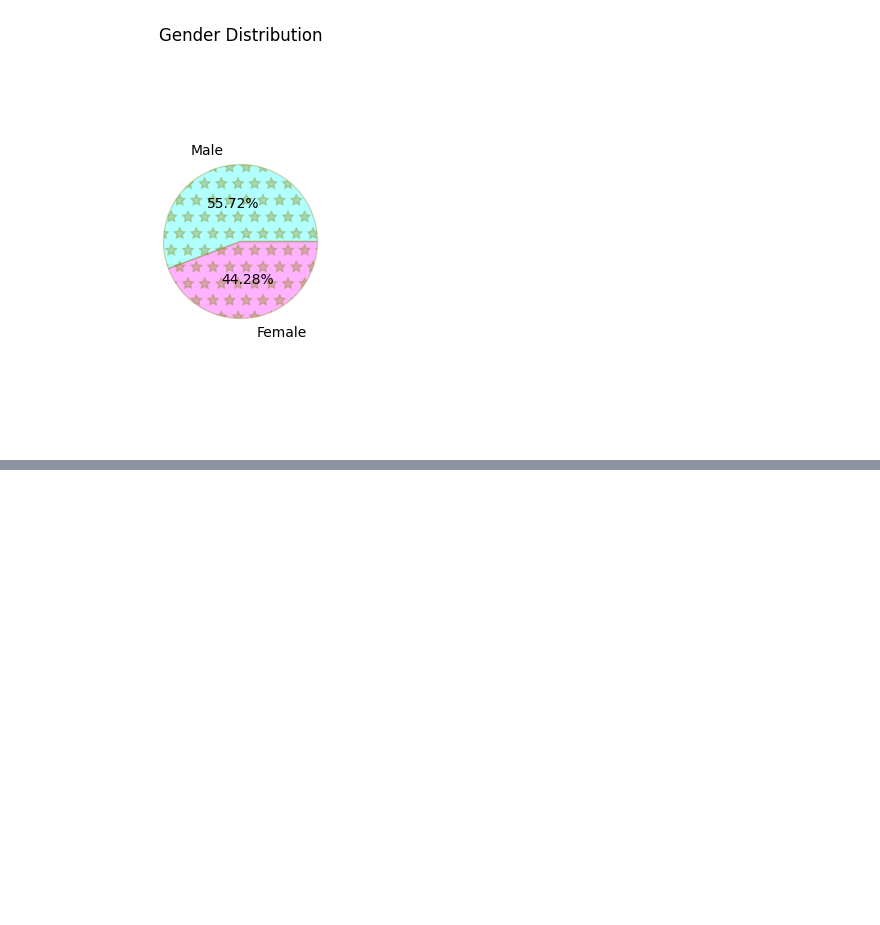
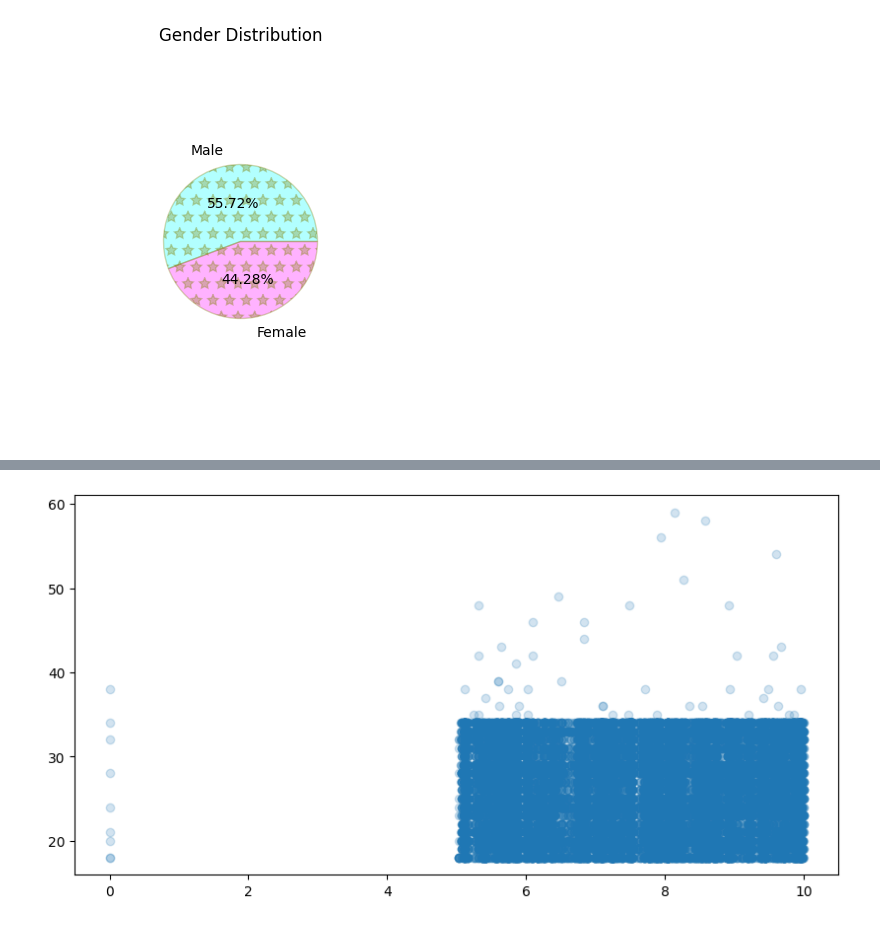
Before and after one commit to ToblerX/student_data_analysis, a Jupyter notebook: sample.ipynb, the cells around one changed output, grey strips where cells are left out. Cells and saved outputs as stored; diff of their text form; code cells hidden in the pictures; blank space fills up the shorter version.

Commit message:
Age and CGPA correlation

```diff
--- a/sample.ipynb
+++ b/sample.ipynb
@@ -67,0 +73,11 @@ plt.show()
+# %%
+# Correlation between CGPA and SleepDuration
+
+plt.figure(figsize = (10,5))
+plt.scatter(data['CGPA'], data['Age'], alpha = 0.2)
+plt.xlabel('CGPA')
+plt.ylabel('Age')
+plt.title('Age and CGPA correlation')
+plt.show()
+# %% [output]
+[figure, added]
```
Also changed, not shown: parts of 1 cell of this notebook.
